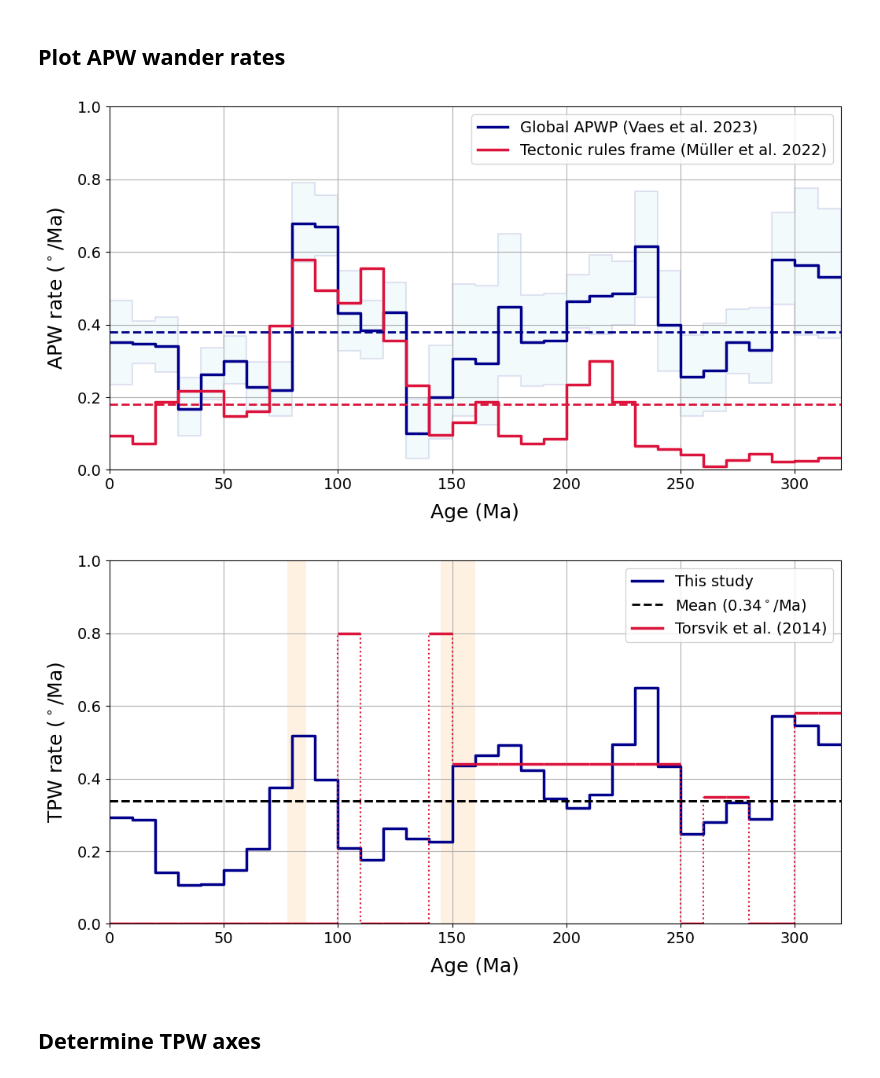
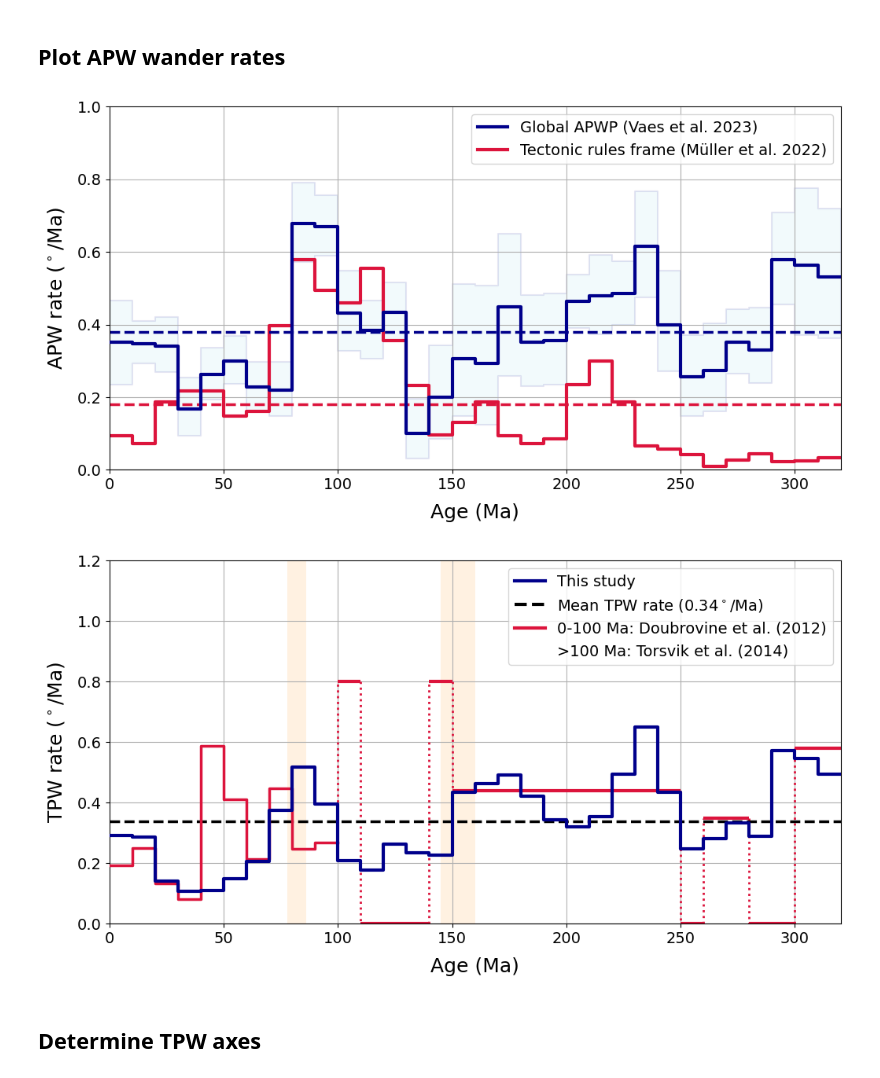
Before and after one commit to bramvaes/TPW, a Jupyter notebook: TPW.ipynb, the cells around one changed output. Drawn from its saved outputs; the diff is of its cells as text; code cells hidden in the pictures.

```diff
--- a/TPW.ipynb
+++ b/TPW.ipynb
@@ -441,6 +469,11 @@ map_axis = ipmag.make_orthographic_map(central_longitude=0, central_latitude=-70
 # plot global APWP
 ipmag.plot_poles_colorbar(map_axis, df.lon, df.lat, df.P95, df.age, 0, cbar_max_age, markersize=200,edgecolor='k',filled_pole=True,fill_alpha=0.1,outline=True,colorbar=False)
 plt.plot(df.lon, df.lat, transform=ccrs.Geodetic(), color = 'k', linestyle = '--', lw=2.5) # plot connecting lines
+
+# plot polar wander path from mantle frame
+if frame == 'scotese':
+    ipmag.plot_poles_colorbar(map_axis, MPWP_lons, MPWP_lats, len(MPWP_lons)*[], MPWP_ages, 0, cbar_max_age, markersize=120,marker='D',edgecolor='k',filled_pole=False,fill_alpha=0.1,outline=False,colorbar=False)
+    plt.plot(MPWP_lons,MPWP_lats, transform=ccrs.Geodetic(), color = 'k', linestyle = '-', lw=2.5) # plot connecting lines
 
 # plot polar wander path from mantle frame
 # M22
@@ -470,7 +503,8 @@ cb.ax.set_xticklabels(ticks)
 cb.ax.tick_params(labelsize=20,pad=10)
 
 # -----
-legend_elements = [Line2D([0], [0], marker='o', color='k',ls='-',markerfacecolor=cmap(0.2), markeredgecolor='k', label='Global APWP (Vaes et al. 2023)',markersize=12,lw=2),
+legend_elements = [Line2D([0], [0], marker='o', color='k',ls='-',markerfacecolor=cmap(0.2), markeredgecolor='k', label=label_gapwap,markersize=12,lw=2),
+                    #Line2D([0], [0], marker='D', color='k',markerfacecolor=cmap(0.3), markeredgecolor='k', label=label_frame,markersize=9,ls='-.',lw=2),
                   Line2D([0], [0], marker=None, color='white',markerfacecolor='white', markeredgecolor='white', label='$\it{Mantle\ reference\ frames:}$',lw=3),
                   Line2D([0], [0], marker='o', color='tab:blue',markerfacecolor='tab:blue', markeredgecolor='k', label='Indo-Atlantic fixed hotspot frame (Müller et al. 1993)',markersize=9,lw=2),
                   Line2D([0], [0], marker='o', color='mediumseagreen',markerfacecolor='mediumseagreen', markeredgecolor='k', label='Indo-Atlantic moving hotspot frame (Torsvik et al. 2008)',markersize=9,lw=2),
@@ -479,8 +513,8 @@ legend_elements = [Line2D([0], [0], marker='o', color='k',ls='-',markerfacecolor
                   ]
 plt.legend(loc=2, fontsize = 15, handles = legend_elements)
 map_axis.set_extent([-10,103,-90,-33]) # normal extent
-plt.savefig('all_PWPs.png',bbox_inches='tight',facecolor='white',dpi=300)
-plt.savefig('all_PWPs.svg',bbox_inches='tight',facecolor='white',dpi=500)
+plt.savefig('all_PWPs_%s.png' % frame,bbox_inches='tight',facecolor='white',dpi=300)
+plt.savefig('all_PWPs_%s.svg' % frame,bbox_inches='tight',facecolor='white',dpi=500)
 plt.show()
 # %% [output]
 <Figure size 1500x1200 with 0 Axes>
@@ -530,7 +574,8 @@ for k in range(len(MPWP_lons)-1):
 ## Plot APW wander rates
 # %%
 # get TPW rates from Torsvik et al. (2014)
-T14 = pd.read_csv('rates_T14.csv',skiprows=0,header=0,skip_blank_lines=True) # build dataframe from Excel input file
+nrows = int(t_max/10)
+T14 = pd.read_csv('rates_T14.csv',skiprows=0,nrows=nrows+1,header=0,skip_blank_lines=True) # build dataframe from Excel input file
 
 if frame == 'M22':
 
@@ -540,19 +585,22 @@ if frame == 'M22':
     plt.figure(num=fignum,figsize=(12,6),facecolor='white',dpi=100)
 
     # PW rates
-    plt.step(df['age'],df['PW_rate'],lw=2.5,color='darkblue')
-    plt.fill_between(df['age'],df['PW_rate_low'],y2=df['PW_rate_high'],step='pre',color='skyblue',alpha=0.1,edgecolor='darkblue',lw=1.5)
+    if gapwap == 'T12' or gapwap == 'M21':
+        plt.step(df['age'],APW_rates,lw=3,color='darkblue',zorder=10)
+    else:
+        plt.step(df['age'],df['PW_rate'],lw=3,color='darkblue',zorder=10)
+        plt.fill_between(df['age'],df['PW_rate_low'],y2=df['PW_rate_high'],step='pre',color='skyblue',alpha=0.1,edgecolor='darkblue',lw=1.5)
 
     # rates for Müller et al. (2022) mantle frame
     if dt == 10:
-        plt.step(range(0,t_max+dt,dt),MPWP_rates_10,lw=2.5,color='crimson')
-        plt.axhline(np.mean(MPWP_rates_10),linestyle='--',c='crimson',lw=2)
+        plt.step(range(0,t_max+dt,dt),MPWP_rates_10,lw=3,color='crimson')
+        plt.axhline(np.mean(MPWP_rates_10),linestyle='--',c='crimson',lw=2.5)
     else:
-        plt.step(range(0,t_max+dt,dt),MPWP_rates,lw=2.5,color='crimson')
-        plt.axhline(np.mean(MPWP_rates),linestyle='--',c='crimson',lw=2)
+        plt.step(range(0,t_max+dt,dt),MPWP_rates,lw=3,color='crimson')
+        plt.axhline(np.mean(MPWP_rates),linestyle='--',c='crimson',lw=2.5)
 
     # plot mean TPW rates
-    plt.axhline(np.mean(df['PW_rate']),linestyle='--',c='darkblue',lw=2)
+    plt.axhline(np.mean(df['PW_rate']),linestyle='--',c='darkblue',lw=2.5)
 
     plt.xlabel('Age (Ma)',fontsize=18,labelpad=10)
     plt.ylabel('APW rate ($^\circ$/Ma)',fontsize=18,labelpad=10)
@@ -561,57 +609,57 @@ if frame == 'M22':
     else:
         plt.ylim([0,1.8])
     plt.xlim([0,t_max])
     plt.tick_params(labelsize=14)
     plt.grid(which='major',axis='both')
-    legend_elements = [Line2D([0], [0], color='darkblue', label='Global APWP (Vaes et al. 2023)',lw=2.5),
-                       Line2D([0], [0], color='crimson', label='Tectonic rules frame (Müller et al. 2022)',lw=2.5)]
-    if frame == 'V23_int_5':
+    legend_elements = [Line2D([0], [0], color='darkblue', label=label_gapwap,lw=3),
+                       Line2D([0], [0], color='crimson', label=label_frame,lw=3)]
+    if gapwap == 'V23_int_5':
         plt.legend(loc=2,fontsize=14, handles=legend_elements)
     else:
         plt.legend(loc=1,fontsize=14, handles=legend_elements)
     plt.savefig('APW_rates.png',bbox_inches='tight',facecolor='white',dpi=300)
     plt.savefig('APW_rates.svg',bbox_inches='tight',facecolor='white',dpi=500)
     plt.show()
 
     fignum=2
     plt.figure(num=fignum,figsize=(12,6),facecolor='white',dpi=100)
-    #for k in range(len(rates)):
-     #   plt.hlines(rates[k],rot_APWP['age'][k],rot_APWP['age'][k+1], color='darkblue', linestyle='-', linewidth=2.5)
-      #  if k!=0:
-       #    plt.vlines(rot_APWP['age'][k],rates[k-1],rates[k], color='darkblue', linestyle='-', linewidth=2.5)
-    plt.step(range(0,t_max+dt,dt),rates,lw=2.5,color='darkblue')
-    plt.axhline(np.mean(rates),linestyle='--',c='k',lw=2)
+    plt.step(rot_APWP['age'],rates,lw=3,color='darkblue',zorder=10)
 
-    for k in range(len(T14)-1):
-        plt.hlines(T14['PW_rate'][k],T14['age'][k],T14['age'][k+1],lw=2.5,color='crimson')
-        if k!=0:
-            plt.vlines(T14['age'][k],T14['PW_rate'][k-1],T14['PW_rate'][k], color='crimson', linestyle=':', linewidth=1.5)
-    plt.axhline(np.mean(rates),linestyle='--',c='k',lw=2) # plot mean
-    plt.fill_between(range(78,87),y1=0,y2=1.8,color='bisque',alpha=0.5,lw=0) # highlight proposed Late Cretaceous TPW event
-    plt.fill_between(range(145,161),y1=0,y2=1.8,color='bisque',alpha=0.5,lw=0) # highlight proposed Jurassic monster polar shift
+    for k in range(10,len(T14)-1):
+        plt.hlines(T14['PW_rate'][k],T14['age'][k],T14['age'][k+1],lw=3,color='crimson')
+        if k==10:
+            plt.vlines(T14['age'][k],rates_D12_TPWP[k],T14['PW_rate'][k], color='crimson', linestyle=':', linewidth=2)
+        else:
+            plt.vlines(T14['age'][k],T14['PW_rate'][k-1],T14['PW_rate'][k], color='crimson', linestyle=':', linewidth=2)
+    plt.step(range(0,110,10),rates_D12_TPWP[0:11],lw=2.5,color='crimson',ls='-',zorder=5)
+
+    plt.axhline(np.mean(rates),linestyle='--',c='k',lw=2.5) # plot mean
+    plt.fill_between(range(78,87),y1=0,y2=5,color='bisque',alpha=0.5,lw=0) # highlight proposed Late Cretaceous TPW event
+    plt.fill_between(range(145,161),y1=0,y2=5,color='bisque',alpha=0.5,lw=0) # highlight proposed Jurassic monster polar shift
     if dt==5:
         plt.fill_between(range(265,321),y1=0,y2=1.8,color='lightgrey',alpha=0.3,lw=0)
     plt.xlabel('Age (Ma)',fontsize=18,labelpad=10)
     plt.ylabel('TPW rate ($^\circ$/Ma)',fontsize=18,labelpad=10)
     if dt == 10:
-        plt.ylim([0,1])
+        plt.ylim([0,1.2])
     else:
         plt.ylim([0,1.5])
     plt.xlim([0,t_max])
     plt.tick_params(labelsize=14)
     plt.grid(which='major',axis='both')
-    legend_elements = [Line2D([0], [0], color='darkblue', label='This study',lw=2.5),
-                       Line2D([0], [0], color='k', linestyle='--',label='Mean (%1.2f$^\circ$/Ma)' % np.mean(rates),lw=2),
-                      Line2D([0], [0], color='crimson', ls='-',label='Torsvik et al. (2014)',lw=2.5)]
-    if frame == 'V23_int_5':
+    legend_elements = [Line2D([0], [0], color='darkblue', label='This study',lw=3),
+                       Line2D([0], [0], color='k', linestyle='--',label='Mean TPW rate (%1.2f$^\circ$/Ma)' % np.mean(rates),lw=3),
+                       Line2D([0], [0], color='crimson', ls='-',label='0-100 Ma: Doubrovine et al. (2012)',lw=3),
+                      Line2D([0], [0], color='white', ls='-',label='>100 Ma: Torsvik et al. (2014)',lw=3)]
+    if gapwap == 'V23_int_5':
         plt.legend(loc=2,fontsize=14, handles=legend_elements)
     else:
         plt.legend(loc=1,fontsize=14, handles=legend_elements)
     plt.savefig('TPW_rates.png',bbox_inches='tight',facecolor='white',dpi=300)
-    plt.savefig('TPw_rates.svg',bbox_inches='tight',facecolor='white',dpi=500)
+    plt.savefig('TPW_rates.svg',bbox_inches='tight',facecolor='white',dpi=500)
 # %% [output]
-[figure, old version]
+[figure, new version]
-[figure, old version]
+[figure, new version]
 # %% [markdown]
 ## Determine TPW axes
 # %%
```
Also changed, not shown: parts of 17 cells of this notebook, 1 other file.
